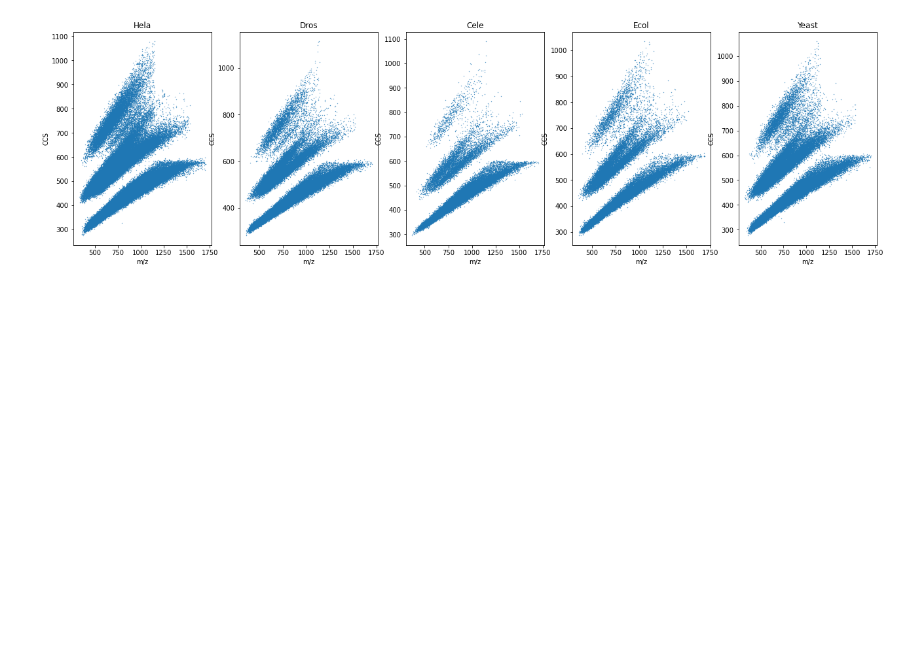
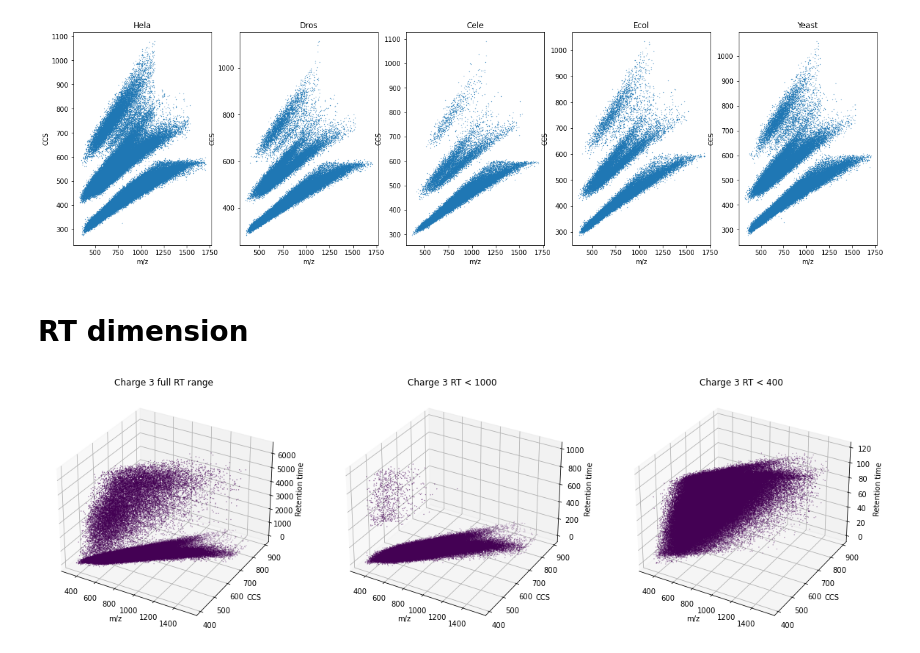
Before and after one commit to jlrestrepol/ccs, a Jupyter notebook: code/populations_separation.ipynb, the cells around one changed output. Cells and saved outputs as stored; diff of their text form; code cells hidden in the pictures; blank space fills up the shorter version.

Commit message:
Adds 3D plot of Rt vs CCS vs m/z

```diff
--- a/code/populations_separation.ipynb
+++ b/code/populations_separation.ipynb
@@ -144,3 +135,5 @@ for i, (ax, dfi) in enumerate(zip(ax_list,[Hela, Dros, Cele, Ecol, Yeast])):
     ax.set_title(f"{['Hela', 'Dros', 'Cele', 'Ecol', 'Yeast'][i]}")
 # %% [output]
 [figure]
+# %% [markdown]
+# RT dimension
@@ -146,0 +142,37 @@ for i, (ax, dfi) in enumerate(zip(ax_list,[Hela, Dros, Cele, Ecol, Yeast])):
+# %%
+# uncomment for interactive 3d plot
+fig = plt.figure(figsize=(20,8))
+
+ax = fig.add_subplot(131, projection='3d')
+mask = df1['Charge'] ==3
+ax.scatter(df1['m/z'][mask], df1['CCS'][mask], df1['Retention time'][mask], s=0.1, c = df1['Charge'][mask])
+ax.set_xlabel('m/z')
+ax.set_ylabel('CCS')
+ax.set_zlabel('Retention time')
+ax.set_title('Charge 3 full RT range')
+ax.view_init()
+
+ax = fig.add_subplot(132, projection='3d')
+thr = 1000
+mask = (df1['Retention time'] < thr) & (df1['Charge'] ==3)
+ax.scatter(df1['m/z'][mask], df1['CCS'][mask], df1['Retention time'][mask], s=0.1, c = df1['Charge'][mask])
+ax.set_xlabel('m/z')
+ax.set_ylabel('CCS')
+ax.set_zlabel('Retention time')
+ax.set_title(f'Charge 3 RT < {thr}')
+ax.view_init()
+
+ax = fig.add_subplot(133, projection='3d')
+thr = 400
+mask = (df1['Retention time'] < thr) & (df1['Charge'] ==3)
+ax.scatter(df1['m/z'][mask], df1['CCS'][mask], df1['Retention time'][mask], s=0.1, c = df1['Charge'][mask])
+ax.set_xlabel('m/z')
+ax.set_ylabel('CCS')
+ax.set_zlabel('Retention time')
+ax.set_title(f'Charge 3 RT < {thr}')
+ax.view_init()
+
+
+plt.show()
+# %% [output]
+[figure, added]
```
Also changed, not shown: parts of 3 cells of this notebook.
